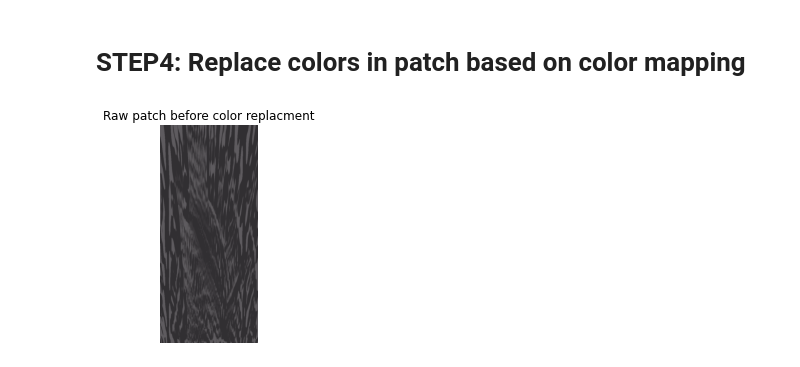
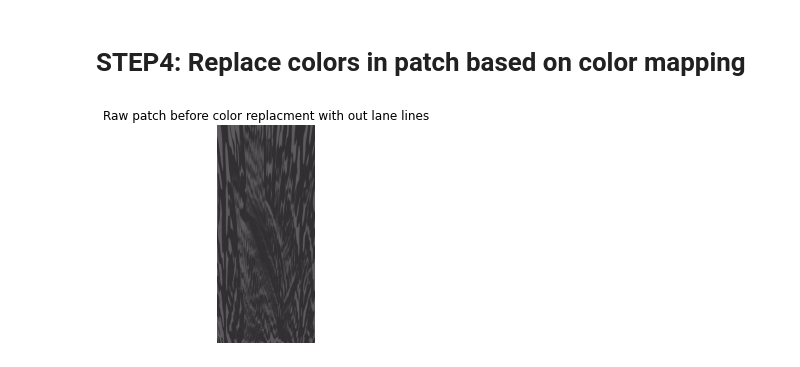
Before and after one commit to ASGuard-UCI/DRP-attack, a Jupyter notebook: Color_map_creation_for_physical_world_exp.ipynb, the cells around one changed output. Saved outputs shown, nothing was run; the diff lists cells and outputs as text; code cells hidden in the pictures.

```diff
--- a/Color_map_creation_for_physical_world_exp.ipynb
+++ b/Color_map_creation_for_physical_world_exp.ipynb
@@ -78,14 +78,14 @@ Text(0.5, 0, 'Source color')
 # %%
 raw_patch = cv2.cvtColor(cv2.imread('data/patch_for_physical_before_color_change.png'), cv2.COLOR_BGR2RGB)
 
 # Since above color mapping is not so accurate, I prepare more accurate color mapping for base color.
 base_color = np.array([49, 47, 50])
 observed_base_color = np.array([93.69449545, 92.59961091, 89.35799455])
 
-plt.title('Raw patch before color replacment')
+plt.title('Raw patch before color replacment with out lane lines')
 plt.imshow(raw_patch)
 plt.axis('off')
 plt.show()
 # %% [output]
-[figure, old version]
+[figure, new version]
 # %%
```
Also changed, not shown: parts of 1 cell of this notebook.
